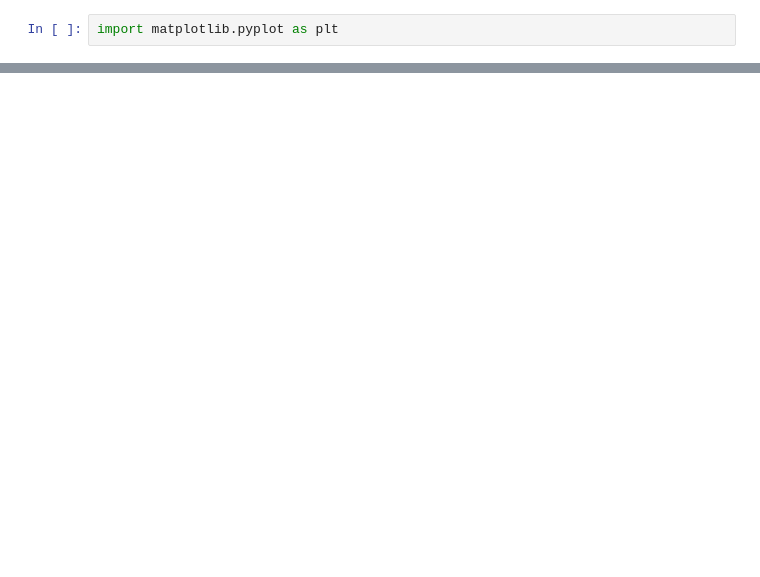
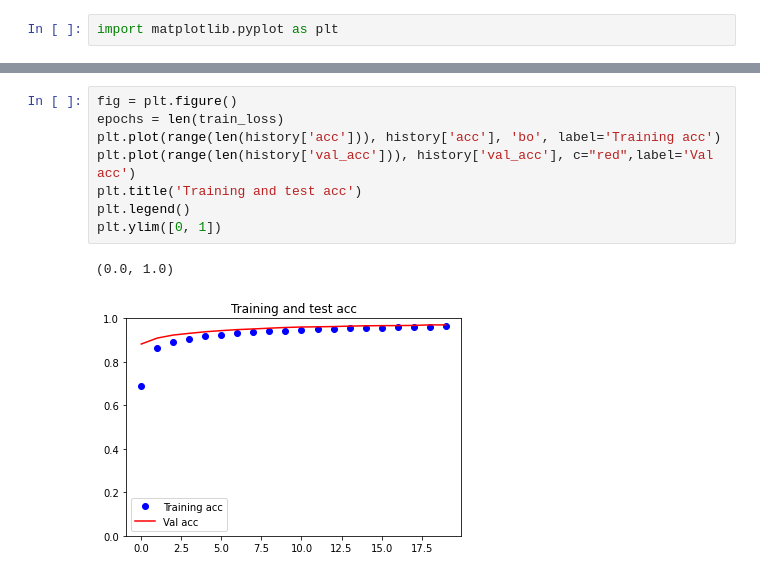
Before and after one commit to josegemez/pytorch_mnist, a Jupyter notebook: mnist.ipynb, the cells around one changed output, grey strips where cells are left out. Saved outputs shown, nothing was run; the diff lists cells and outputs as text; blank space fills up the shorter version.

```diff
--- a/mnist.ipynb
+++ b/mnist.ipynb
@@ -385,0 +329,11 @@ plot_accuracies(train_acc, test_acc, save_to_file=None)
+# %%
+fig = plt.figure()
+epochs = len(train_loss)
+plt.plot(range(len(history['acc'])), history['acc'], 'bo', label='Training acc')
+plt.plot(range(len(history['val_acc'])), history['val_acc'], c="red",label='Val acc')
+plt.title('Training and test acc')
+plt.legend()
+plt.ylim([0, 1])
+# %% [output]
+(0.0, 1.0)
+[figure, added]
```
Also changed, not shown: parts of 21 cells of this notebook.
